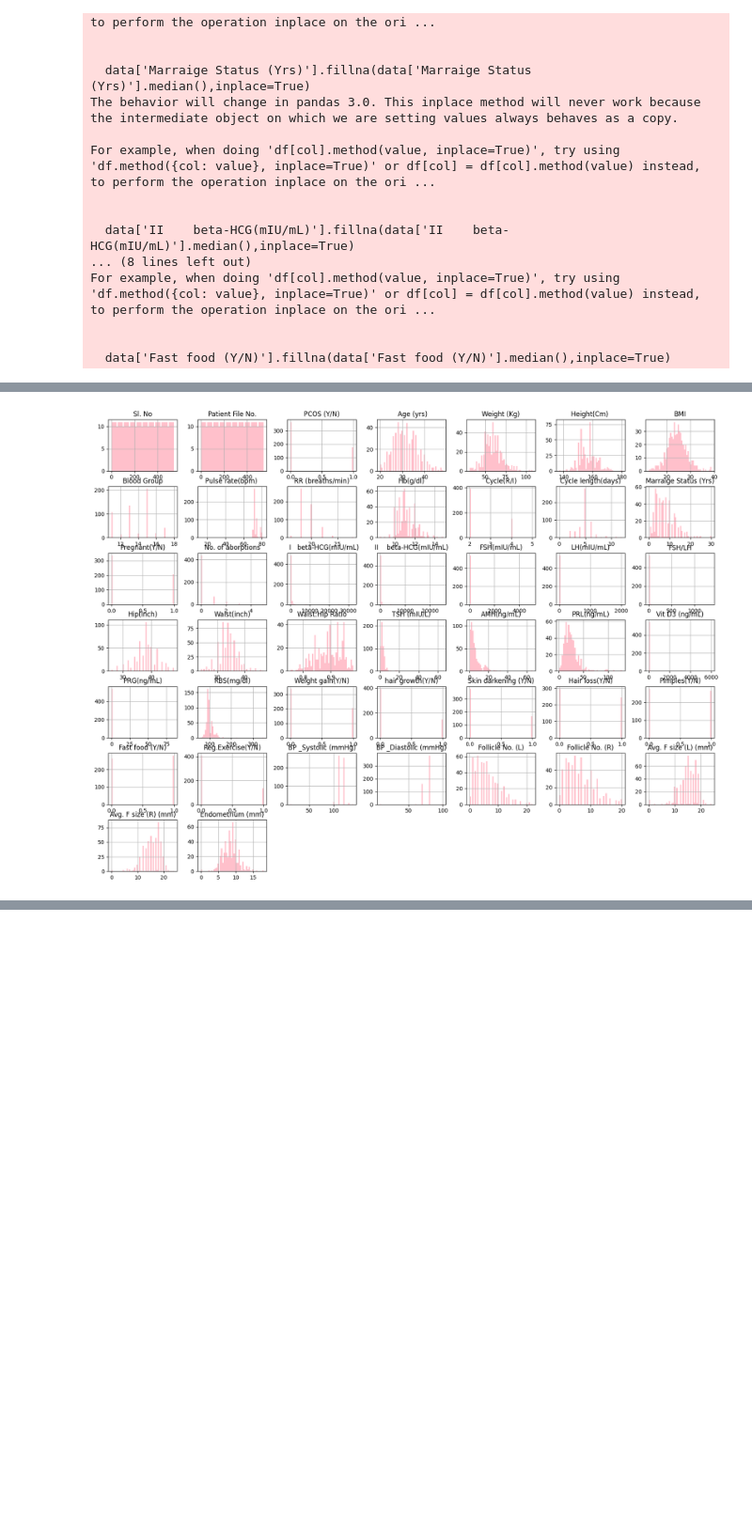
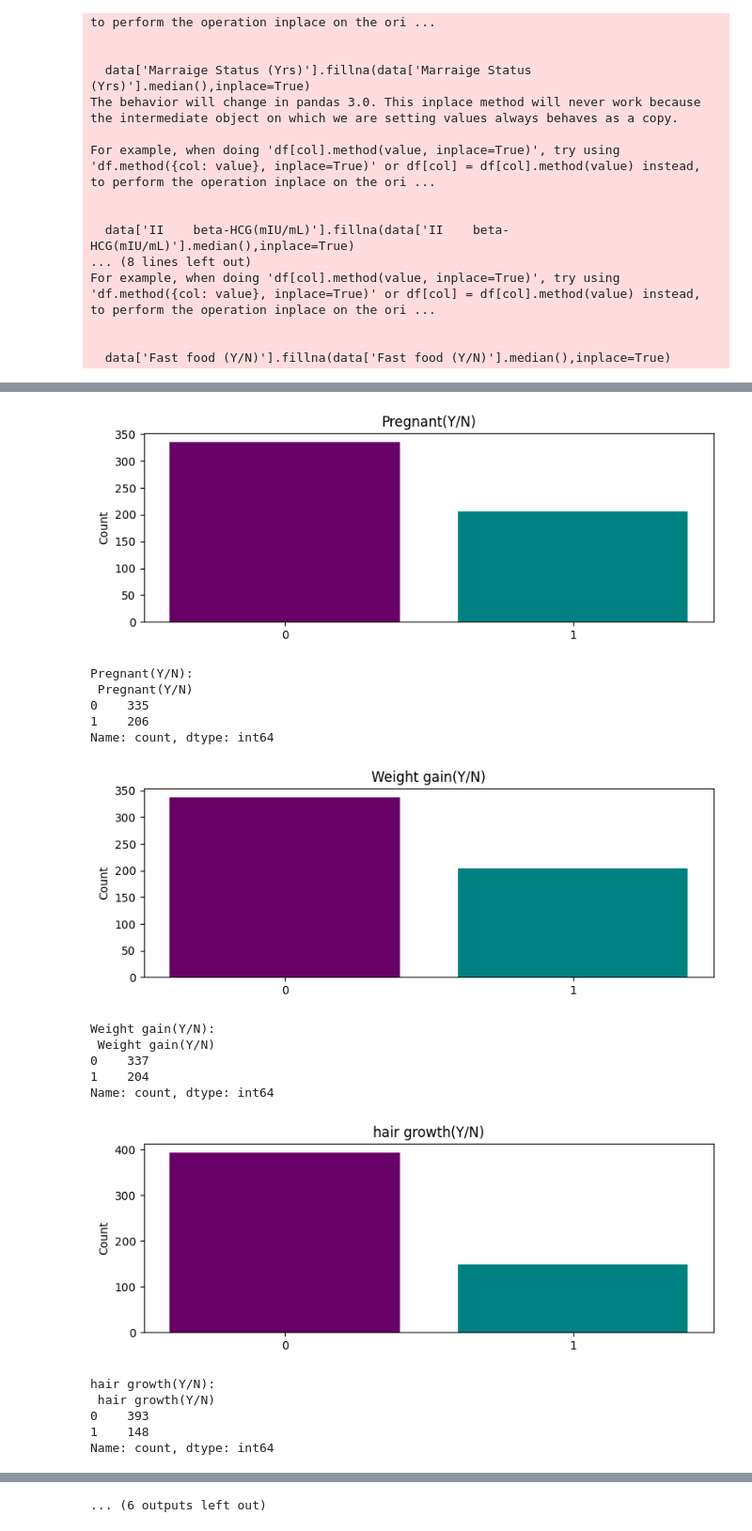
Before and after one commit to ullaslgd/End-to-end-PCOS-detection-app, a Jupyter notebook: research/experiment.ipynb, the cells around one changed output, grey strips where cells are left out. Shown: that part at 94% size. Saved outputs shown, nothing was run; the diff lists cells and outputs as text; code cells hidden in the pictures; blank space fills up the shorter version.

```diff
--- a/research/experiment.ipynb
+++ b/research/experiment.ipynb
@@ -250,8 +247,48 @@ dtype: int64
 # %%
 import matplotlib.pyplot as plt
 import seaborn as sns
-# %%
-data.hist(bins=50, figsize=(20,15), color='pink')
-plt.show()
-# %% [output]
-[figure, removed]
+# %%
+colors = ['#670067','#008080']
+# %%
+def bar_plot(variable):
+    """
+     input: variable example : Target
+     output: bar plot & value count
+
+    """
+    #get feature
+    var = data[variable]
+    #count number of categorical variable(value/sample)
+    varValue = var.value_counts()
+    #visualize
+    plt.figure(figsize = (9,3))
+    plt.bar(varValue.index,varValue,color=colors)
+    plt.xticks(varValue.index,varValue.index.values)
+    plt.ylabel("Count")
+    plt.title(variable)
+    plt.show()
+    print("{}: \n {}".format(variable,varValue))
+# %%
+category = [ "Pregnant(Y/N)", "Weight gain(Y/N)", "hair growth(Y/N)", "Skin darkening (Y/N)", "Hair loss(Y/N)",
+            "Pimples(Y/N)", "Fast food (Y/N)", "Reg.Exercise(Y/N)", "Blood Group"]
+for c in category:
+    bar_plot(c)
+# %% [output]
+[figure, added]
+Pregnant(Y/N):
+ Pregnant(Y/N)
+0    335
+1    206
+Name: count, dtype: int64
+[figure, added]
+Weight gain(Y/N):
+ Weight gain(Y/N)
+0    337
+1    204
+Name: count, dtype: int64
+[figure, added]
+hair growth(Y/N):
+ hair growth(Y/N)
+0    393
+1    148
+Name: count, dtype: int64
@@ -257,0 +313 @@ plt.show()
+... (6 outputs left out)
```
Also changed, not shown: parts of 18 cells of this notebook, 25 other files.
